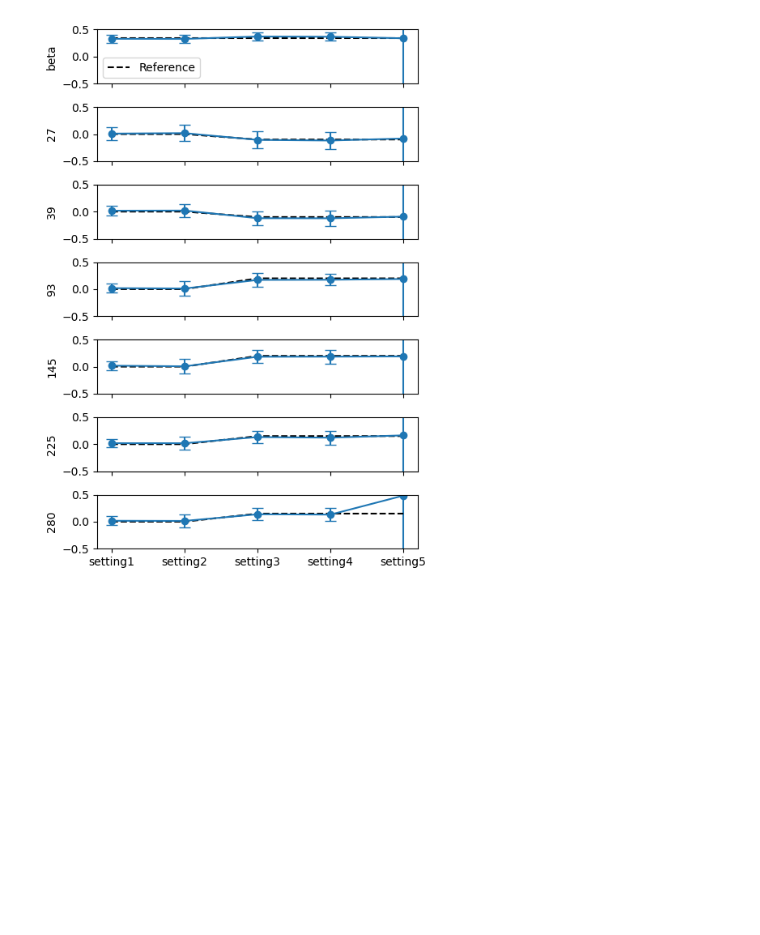
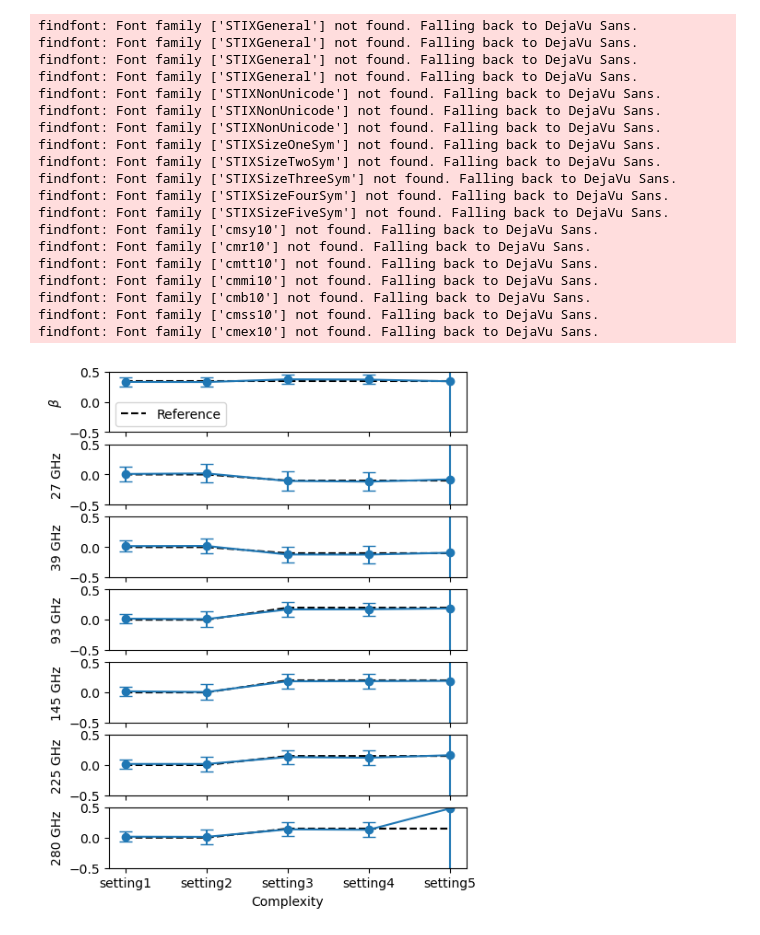
Before and after one commit to antolonappan/cobi, a Jupyter notebook: examples/simulations/mle.ipynb, the cells around one changed output. Cells and saved outputs as stored; diff of their text form; code cells hidden in the pictures; blank space fills up the shorter version.

```diff
--- a/examples/simulations/mle.ipynb
+++ b/examples/simulations/mle.ipynb
@@ -153,35 +155,54 @@ import matplotlib.pyplot as plt
 # Reference values for each setting
 reference_dict = {
     "setting1": [0.35, 0, 0, 0, 0, 0, 0],
     "setting2": [0.35, 0, 0, 0, 0, 0, 0],
     "setting3": [0.35, -0.1, -0.1, 0.2, 0.2, .15, .15],
     "setting4": [0.35, -0.1, -0.1, 0.2, 0.2, .15, .15],
     "setting5": [0.35, -0.1, -0.1, 0.2, 0.2, .15, .15],
 }
 
 # Prepare data for plotting
 settings = list(data.keys())
 stuffs = ['beta','27', '39', '93', '145', '225', '280']
 means = {stuff: [data[setting][stuff].mean() for setting in settings] for stuff in stuffs}
 stds = {stuff: [data[setting][stuff].std() for setting in settings] for stuff in stuffs}
 
 fig, axes = plt.subplots(len(stuffs), 1, figsize=(5, 1*len(stuffs)), sharex=True)
 
 for idx, stuff in enumerate(stuffs):
     ax = axes[idx]
     ax.errorbar(settings, means[stuff], yerr=stds[stuff], fmt='o-', capsize=5)
     # Plot reference values as dashed line
     ref_vals = [reference_dict[setting][idx] for setting in settings]
     if stuff == 'beta':
         ax.plot(settings, ref_vals, 'k--', label='Reference')
+        ax.set_ylabel(f"$\\beta$")
         ax.legend()
     else:
         ax.plot(settings, ref_vals, 'k--')
-    ax.set_ylabel(f"{stuff}")
+        ax.set_ylabel(f"{stuff} GHz")
     ax.set_ylim([-0.5, 0.5])
+axes[-1].set_xlabel('Complexity')
 
-
-plt.tight_layout()
-plt.show()
+plt.savefig('mle_results.pdf', dpi=300, bbox_inches='tight')
 # %% [output]
+findfont: Font family ['STIXGeneral'] not found. Falling back to DejaVu Sans.
+findfont: Font family ['STIXGeneral'] not found. Falling back to DejaVu Sans.
+findfont: Font family ['STIXGeneral'] not found. Falling back to DejaVu Sans.
+findfont: Font family ['STIXGeneral'] not found. Falling back to DejaVu Sans.
+findfont: Font family ['STIXNonUnicode'] not found. Falling back to DejaVu Sans.
+findfont: Font family ['STIXNonUnicode'] not found. Falling back to DejaVu Sans.
+findfont: Font family ['STIXNonUnicode'] not found. Falling back to DejaVu Sans.
+findfont: Font family ['STIXSizeOneSym'] not found. Falling back to DejaVu Sans.
+findfont: Font family ['STIXSizeTwoSym'] not found. Falling back to DejaVu Sans.
+findfont: Font family ['STIXSizeThreeSym'] not found. Falling back to DejaVu Sans.
+findfont: Font family ['STIXSizeFourSym'] not found. Falling back to DejaVu Sans.
+findfont: Font family ['STIXSizeFiveSym'] not found. Falling back to DejaVu Sans.
+findfont: Font family ['cmsy10'] not found. Falling back to DejaVu Sans.
+findfont: Font family ['cmr10'] not found. Falling back to DejaVu Sans.
+findfont: Font family ['cmtt10'] not found. Falling back to DejaVu Sans.
+findfont: Font family ['cmmi10'] not found. Falling back to DejaVu Sans.
+findfont: Font family ['cmb10'] not found. Falling back to DejaVu Sans.
+findfont: Font family ['cmss10'] not found. Falling back to DejaVu Sans.
+findfont: Font family ['cmex10'] not found. Falling back to DejaVu Sans.
-[figure, old version]
+[figure, new version]
```
Also changed, not shown: parts of 1 cell of this notebook, 4 other files.
